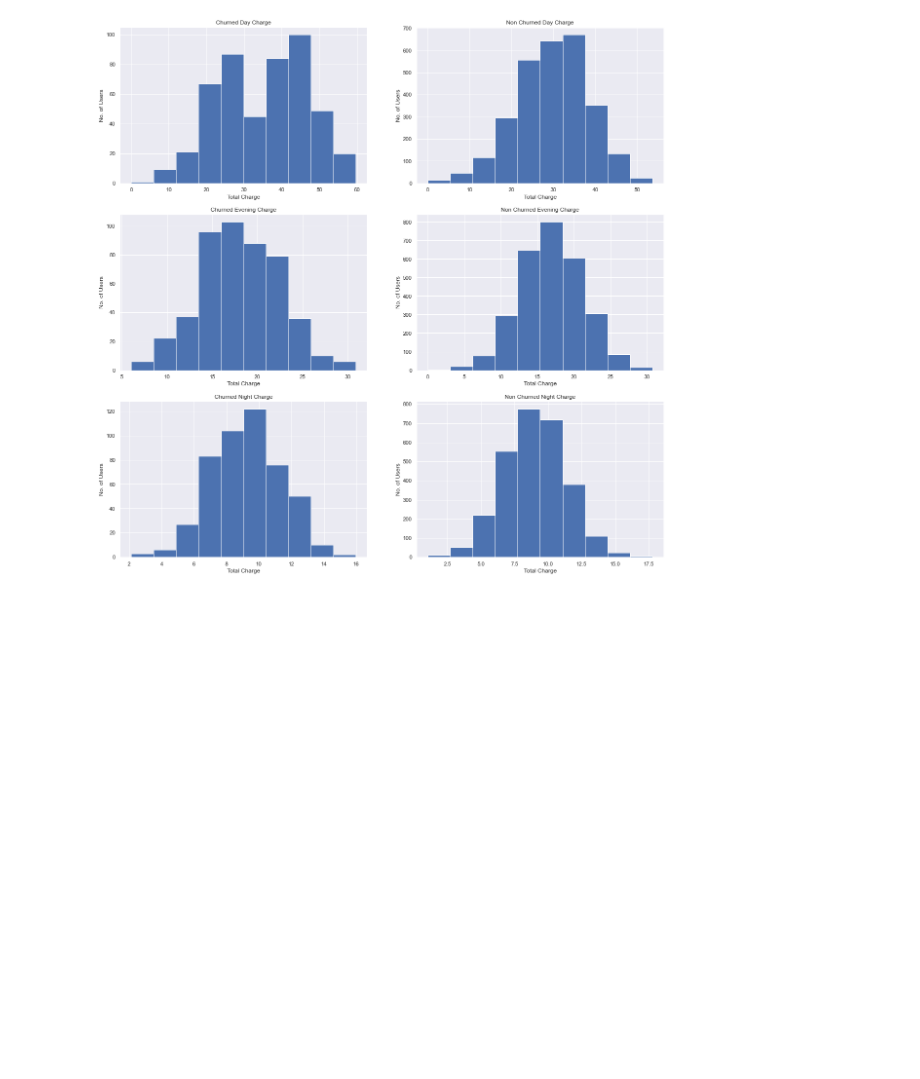
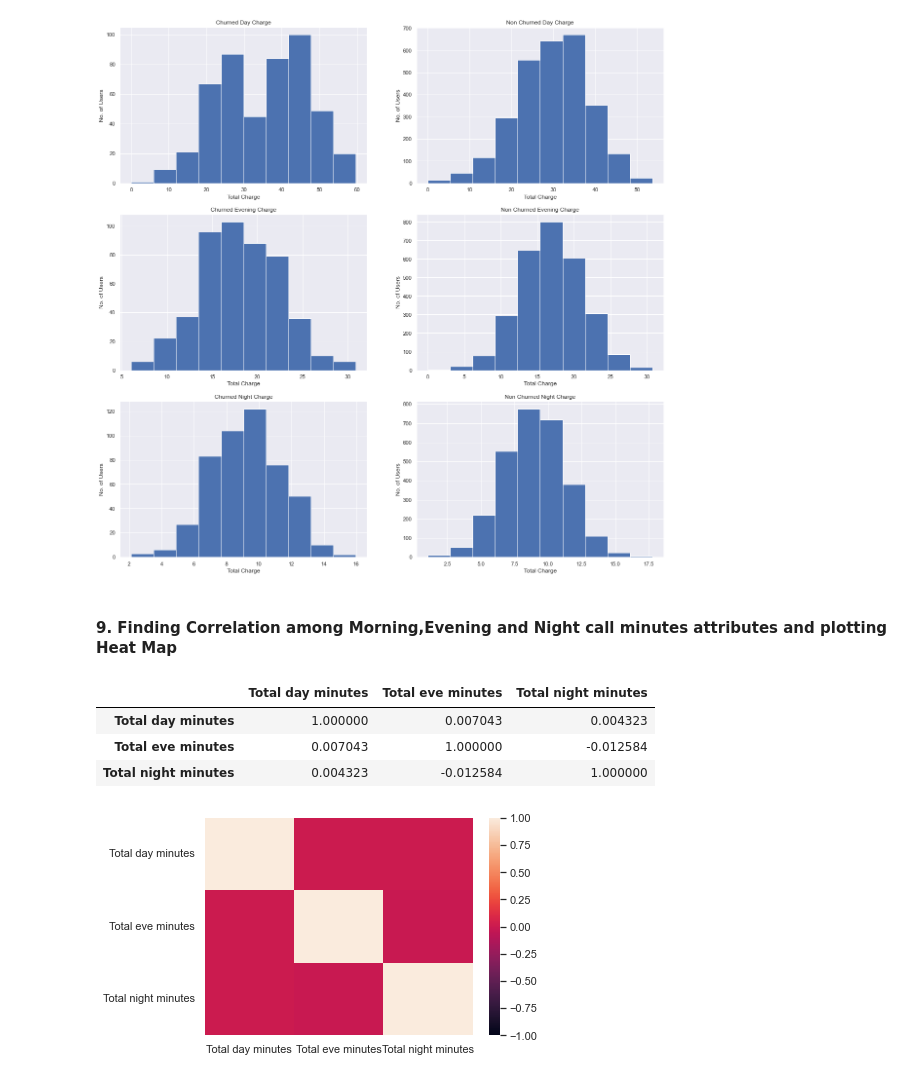
Before and after one commit to codes-by-vamshi/EDA-TelecomChurn, a Jupyter notebook: Telecom Churn - Sai Krishna Vamshi Devarasetty.ipynb, the cells around one changed output. Drawn from its saved outputs; the diff is of its cells as text; code cells hidden in the pictures; blank space fills up the shorter version.

```diff
--- a/Telecom Churn - Sai Krishna Vamshi Devarasetty.ipynb
+++ b/Telecom Churn - Sai Krishna Vamshi Devarasetty.ipynb
@@ -189,3 +189,16 @@ for ax in axs.flat:
     ax.set(xlabel='Total Charge', ylabel='No. of Users')
 # %% [output]
 [figure]
+# %% [markdown]
+#### 9. Finding Correlation among Morning,Evening and Night call minutes attributes and plotting Heat Map
+# %%
+TelecomChurnCallMinutesDF = TelecomChurnDF[['Total day minutes','Total eve minutes','Total night minutes']]
+TelecomChurnCallMinutesCorrData = TelecomChurnCallMinutesDF.corr()
+sns.heatmap(TelecomChurnCallMinutesCorrData, vmin=-1, vmax=1)
+TelecomChurnCallMinutesCorrData
+# %% [output]
+|  | Total day minutes | Total eve minutes | Total night minutes |
+| Total day minutes | 1.000000 | 0.007043 | 0.004323 |
+| Total eve minutes | 0.007043 | 1.000000 | -0.012584 |
+| Total night minutes | 0.004323 | -0.012584 | 1.000000 |
+[figure, added]
```
Also changed, not shown: parts of 25 cells of this notebook.
